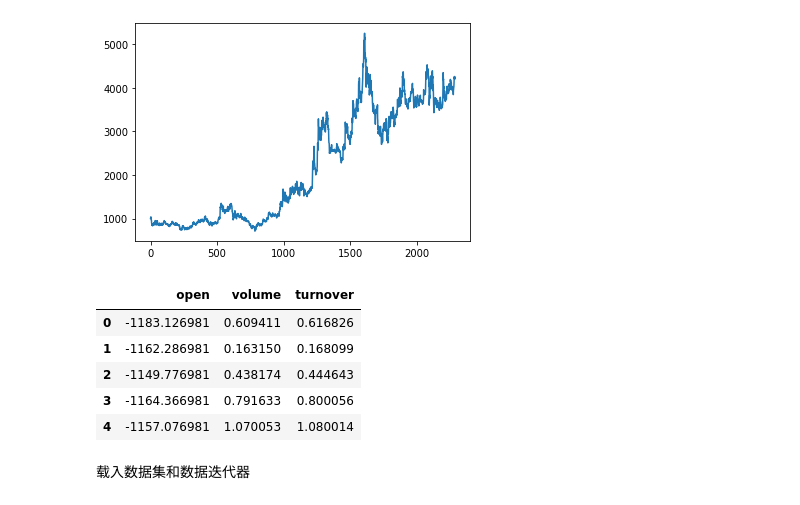
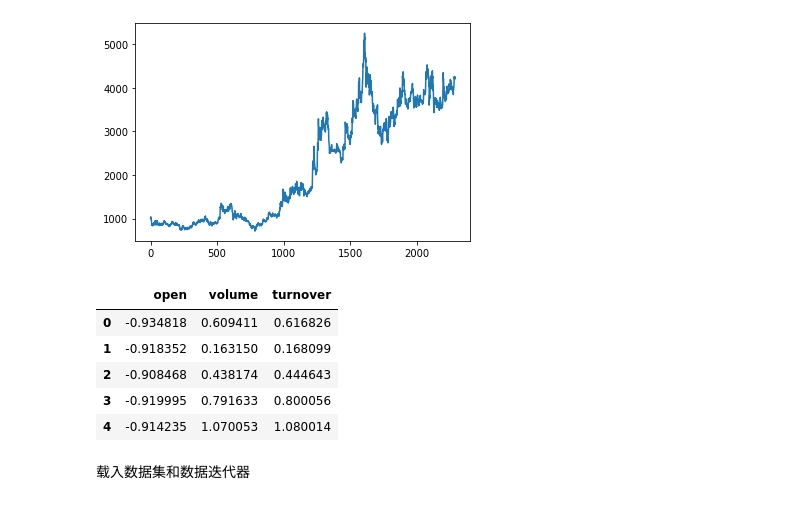
Before and after one commit to LeoLi2002/NNDIY, a Jupyter notebook: RNN.ipynb, the cells around one changed output. Cells and saved outputs as stored; diff of their text form; code cells hidden in the pictures.

```diff
--- a/RNN.ipynb
+++ b/RNN.ipynb
@@ -26,19 +26,19 @@ plt.plot(data.open)
 # %%
 # 考虑加入换手率、成交量、涨跌幅等因素
 std = data.std()
 mean = data.mean()
-data["open"] = data.open - mean.open
+data["open"] = (data.open - mean.open) / std.open
 data["volume"] = (data.volume - mean.volume) / std.volume
 data["turnover"] = (data.turnover - mean.turnover) / std.turnover
 data = data.loc[:, ["open", "volume", "turnover"]]
 data.head()
 # %% [output]
 |  | open | volume | turnover |
-| 0 | -1183.126981 | 0.609411 | 0.616826 |
-| 1 | -1162.286981 | 0.163150 | 0.168099 |
-| 2 | -1149.776981 | 0.438174 | 0.444643 |
-| 3 | -1164.366981 | 0.791633 | 0.800056 |
-| 4 | -1157.076981 | 1.070053 | 1.080014 |
+| 0 | -0.934818 | 0.609411 | 0.616826 |
+| 1 | -0.918352 | 0.163150 | 0.168099 |
+| 2 | -0.908468 | 0.438174 | 0.444643 |
+| 3 | -0.919995 | 0.791633 | 0.800056 |
+| 4 | -0.914235 | 1.070053 | 1.080014 |
 # %% [markdown]
 载入数据集和数据迭代器
 # %%
```
Also changed, not shown: parts of 7 cells of this notebook, 1 other file.
